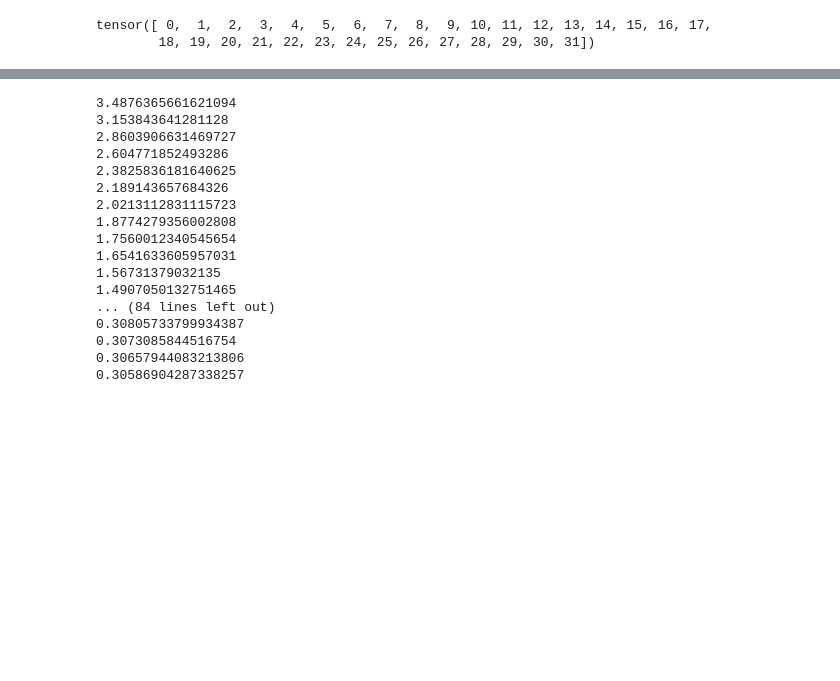
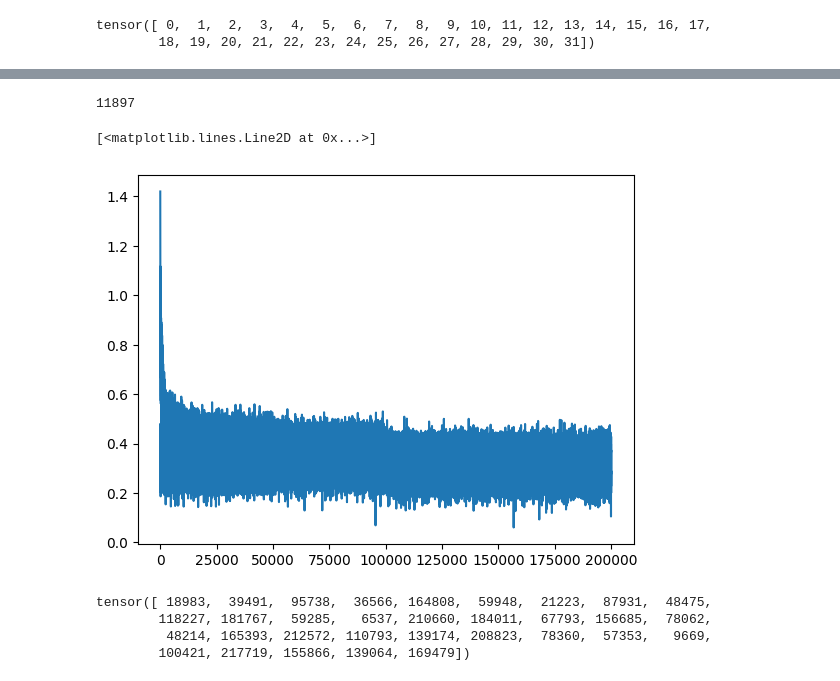
Before and after one commit to inosven/Neural-Networks-Zero-to-Hero, a Jupyter notebook: makemore_Part_2_MLP.ipynb, the cells around one changed output, grey strips where cells are left out. Saved outputs shown, nothing was run; the diff lists cells and outputs as text; code cells hidden in the pictures; blank space fills up the shorter version.

```diff
--- a/makemore_Part_2_MLP.ipynb
+++ b/makemore_Part_2_MLP.ipynb
@@ -254,0 +210,12 @@ tensor(17.0827)
+# %%
+g = torch.Generator().manual_seed(2147483647)
+C = torch.randn((27,10),generator=g)
+W1 = torch.randn((30,200), generator=g)
+b1 = torch.randn(200,generator=g)
+W2 = torch.randn((200,27),generator=g)
+b2 = torch.rand(27,generator=g)
+parameters = [C, W1, b1, W2, b2]
+# %%
+sum(p.nelement() for p in parameters) # number of parameters in total
+# %% [output]
+11897
@@ -255,35 +228,44 @@ tensor(17.0827)
+# %%
+lri = []
+lossi = []
+stepi = []
 # %%
-for p in parameters:
-  p.requires_grad=True
-for _ in range(100):
+
+
+for i in range(200000):
+    # mini batch construct
+  ix = torch.randint(0,Xtr.shape[0], (32,))
   # forward pass
-  emb = C[X] # (32,3,2)
-  h = torch.tanh(emb.view(-1,6) @ W1 +b1) # 32* 100
+  emb = C[Xtr[ix]] # (32,3,2)
+  h = torch.tanh(emb.view(-1,30) @ W1 +b1) # 32* 100
   logits = h @ W2 + b2 # 32*27
-  loss= F.cross_entropy(logits, Y)
+  loss= F.cross_entropy(logits, Ytr[ix])
+  # print(loss.item())
+
   # backward pass
   for p in parameters:
     p.grad=None
   loss.backward()
   # udpate
+  # lr = lrs[i]
+  lr = 10**(-1) if i < 100000 else 0.01
   for p in parameters:
-    p.data += -0.1*p.grad
-  print(loss.item())
+    p.data += -lr*p.grad
+
+  #track stats
+  # lri.append(lre[i])
+  lossi.append(loss.log10().item())
+  stepi.append(i)
+# print(loss.item())
-# %% [output]
-3.4876365661621094
-3.153843641281128
-2.8603906631469727
-2.604771852493286
-2.3825836181640625
-2.189143657684326
-2.0213112831115723
-1.8774279356002808
-1.7560012340545654
-1.6541633605957031
-1.56731379032135
-1.4907050132751465
-... (84 lines left out)
-0.30805733799934387
-0.3073085844516754
-0.30657944083213806
-0.30586904287338257
+# %%
+plt.plot(stepi,lossi)
+# %% [output]
+[<matplotlib.lines.Line2D at 0x...>]
+[figure, added]
+# %%
+torch.randint(0,X.shape[0],(32,))
+# %% [output]
+tensor([ 18983,  39491,  95738,  36566, 164808,  59948,  21223,  87931,  48475,
+        118227, 181767,  59285,   6537, 210660, 184011,  67793, 156685,  78062,
+         48214, 165393, 212572, 110793, 139174, 208823,  78360,  57353,   9669,
+        100421, 217719, 155866, 139064, 169479])
```
Also changed, not shown: parts of 29 cells of this notebook.
